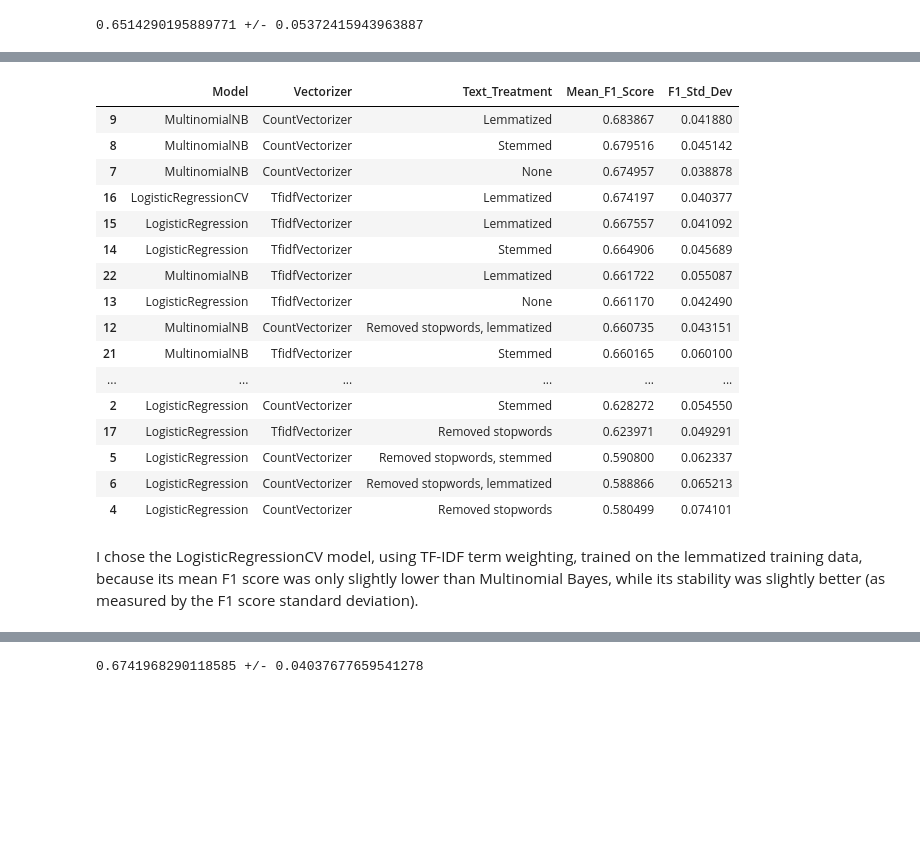
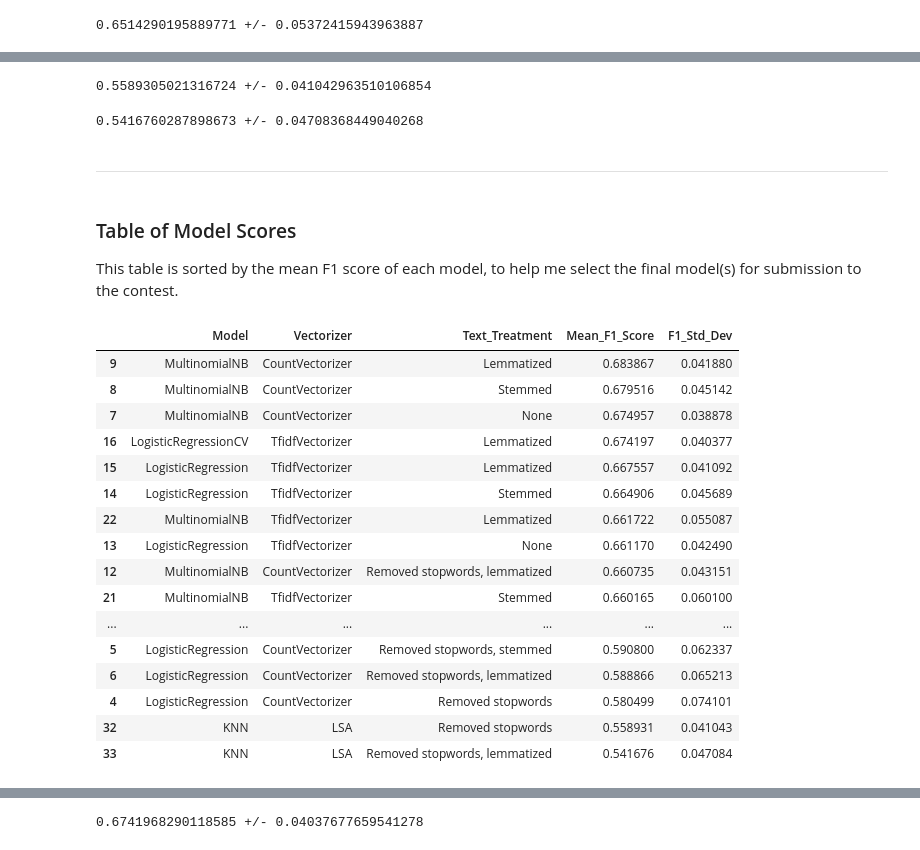
Before and after one commit to dwalkup/disaster_tweet_prediction, a Jupyter notebook: notebooks/disaster_tweet_modeling.ipynb, the cells around one changed output, grey strips where cells are left out. Drawn from its saved outputs; the diff is of its cells as text; code cells hidden in the pictures; blank space fills up the shorter version.

```diff
--- a/notebooks/disaster_tweet_modeling.ipynb
+++ b/notebooks/disaster_tweet_modeling.ipynb
@@ -720,13 +835,18 @@ scoring_df = scoring_df.append(score_row, ignore_index = True)
 # %%
-#try SVM: params determined by GridSearchCV
-clf = svm.SVC(C = 0.5,
+# LSA -> SVM: TF-IDF, lemmatized
+svd = decomposition.TruncatedSVD(n_components = 100, random_state = 42)
+normalizer = preprocessing.Normalizer()
+
+clf_svc = svm.SVC(C = 0.5,
               kernel = 'sigmoid',
               degree = 2,
               gamma = 'scale',
               class_weight = 'balanced',
               random_state = 42)
 
-scores = model_selection.cross_val_score(clf,
+pipe = pipeline.make_pipeline(svd, normalizer, clf_svc)
+
+scores = model_selection.cross_val_score(pipe,
                                          train_tfidf_lemmatized_df, train_df["target"],
                                          cv=5,
                                          scoring="f1")
@@ -735,7 +855,7 @@ stability = scores.std()
 print(mean_score, '+/-', stability)
 
 score_row = pd.DataFrame.from_dict({'Model' : ['SVM'],
-                                    'Vectorizer' : ['TfidfVectorizer'],
+                                    'Vectorizer' : ['LSA'],
                                     'Text_Treatment' : ['Lemmatized'],
                                     'Mean_F1_Score' : [mean_score],
                                     'F1_Std_Dev' : [stability]})
@@ -745,25 +959,82 @@ scoring_df = scoring_df.append(score_row, ignore_index = True)
+# %%
+# LSA -> KNN: TF-IDF, no stopwords
+svd = decomposition.TruncatedSVD(n_components = 100, random_state = 42)
+normalizer = preprocessing.Normalizer(copy = False)
+
+clf_knn = KNeighborsClassifier(n_neighbors=5,
+                               algorithm='brute',
+                               metric='cosine')
+
+pipe = pipeline.make_pipeline(svd, normalizer, clf_knn)
+
+scores = model_selection.cross_val_score(pipe,
+                                         train_tfidf_no_stops_df, train_df['target'],
+                                         cv=5,
+                                         scoring="f1")
+mean_score = scores.mean()
+stability = scores.std()
+print(mean_score, '+/-', stability)
+
+score_row = pd.DataFrame.from_dict({'Model' : ['KNN'],
+                                    'Vectorizer' : ['LSA'],
+                                    'Text_Treatment' : ['Removed stopwords'],
+                                    'Mean_F1_Score' : [mean_score],
+                                    'F1_Std_Dev' : [stability]})
+scoring_df = scoring_df.append(score_row, ignore_index = True)
+# %% [output]
+0.5589305021316724 +/- 0.041042963510106854
+# %%
+# LSA -> KNN: TF-IDF, lemmatized, no stopwords
+svd = decomposition.TruncatedSVD(n_components = 100, random_state = 42)
+normalizer = preprocessing.Normalizer(copy = False)
+
+clf_knn = KNeighborsClassifier(n_neighbors=5,
+                               algorithm='brute',
+                               metric='cosine')
+
+pipe = pipeline.make_pipeline(svd, normalizer, clf_knn)
+
+scores = model_selection.cross_val_score(pipe,
+                                         train_tfidf_lemmatized_no_stops_df, train_df['target'],
+                                         cv=5,
+                                         scoring="f1")
+mean_score = scores.mean()
+stability = scores.std()
+print(mean_score, '+/-', stability)
+
+score_row = pd.DataFrame.from_dict({'Model' : ['KNN'],
+                                    'Vectorizer' : ['LSA'],
+                                    'Text_Treatment' : ['Removed stopwords, lemmatized'],
+                                    'Mean_F1_Score' : [mean_score],
+                                    'F1_Std_Dev' : [stability]})
+scoring_df = scoring_df.append(score_row, ignore_index = True)
+# %% [output]
+0.5416760287898673 +/- 0.04708368449040268
+# %% [markdown]
+---
+# %% [markdown]
+### Table of Model Scores
+This table is sorted by the mean F1 score of each model, to help me select the final model(s) for submission to the contest.
 # %%
-scoring_df.sort_values(by = 'Mean_F1_Score', ascending = False)
+scoring_df.sort_values(by = ['Mean_F1_Score'], ascending = False)
 # %% [output]
 |  | Model | Vectorizer | Text_Treatment | Mean_F1_Score | F1_Std_Dev |
 | 9 | MultinomialNB | CountVectorizer | Lemmatized | 0.683867 | 0.041880 |
 | 8 | MultinomialNB | CountVectorizer | Stemmed | 0.679516 | 0.045142 |
 | 7 | MultinomialNB | CountVectorizer | None | 0.674957 | 0.038878 |
 | 16 | LogisticRegressionCV | TfidfVectorizer | Lemmatized | 0.674197 | 0.040377 |
 | 15 | LogisticRegression | TfidfVectorizer | Lemmatized | 0.667557 | 0.041092 |
 | 14 | LogisticRegression | TfidfVectorizer | Stemmed | 0.664906 | 0.045689 |
 | 22 | MultinomialNB | TfidfVectorizer | Lemmatized | 0.661722 | 0.055087 |
 | 13 | LogisticRegression | TfidfVectorizer | None | 0.661170 | 0.042490 |
 | 12 | MultinomialNB | CountVectorizer | Removed stopwords, lemmatized | 0.660735 | 0.043151 |
 | 21 | MultinomialNB | TfidfVectorizer | Stemmed | 0.660165 | 0.060100 |
 | ... | ... | ... | ... | ... | ... |
-| 2 | LogisticRegression | CountVectorizer | Stemmed | 0.628272 | 0.054550 |
-| 17 | LogisticRegression | TfidfVectorizer | Removed stopwords | 0.623971 | 0.049291 |
 | 5 | LogisticRegression | CountVectorizer | Removed stopwords, stemmed | 0.590800 | 0.062337 |
 | 6 | LogisticRegression | CountVectorizer | Removed stopwords, lemmatized | 0.588866 | 0.065213 |
 | 4 | LogisticRegression | CountVectorizer | Removed stopwords | 0.580499 | 0.074101 |
+| 32 | KNN | LSA | Removed stopwords | 0.558931 | 0.041043 |
+| 33 | KNN | LSA | Removed stopwords, lemmatized | 0.541676 | 0.047084 |
 # %%
 # save scoring for future reference
 # scoring_df.to_csv('../data/first_round_scores.csv', index = False)
-# %% [markdown]
-I chose the LogisticRegressionCV model, using TF-IDF term weighting, trained on the lemmatized training data, because its mean F1 score was only slightly lower than Multinomial Bayes, while its stability was slightly better (as measured by the F1 score standard deviation).
```
Also changed, not shown: parts of 38 cells of this notebook, 3 other files.
